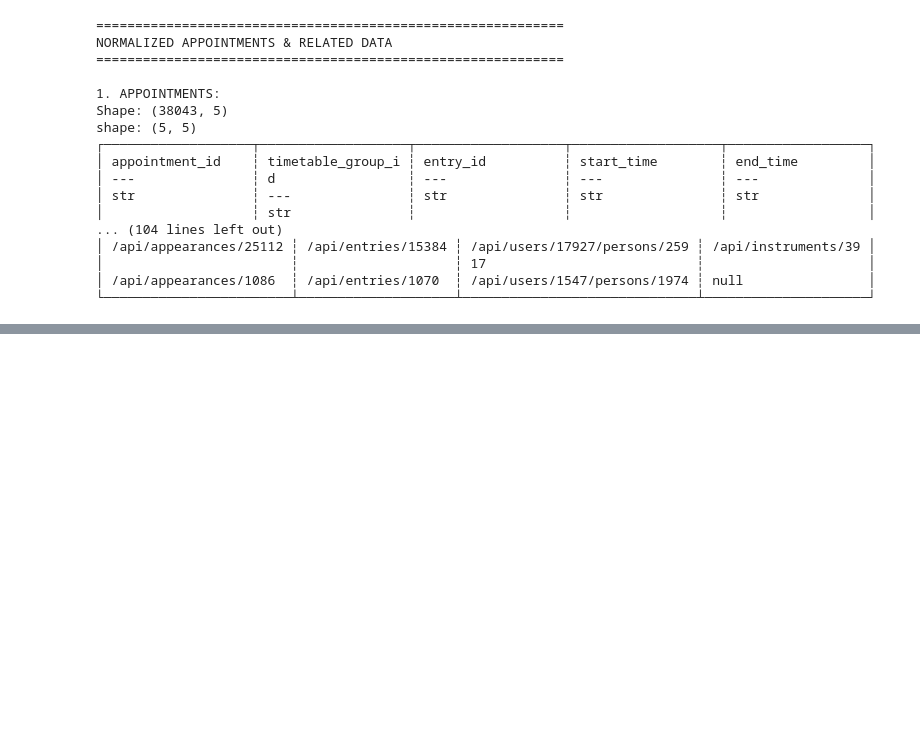
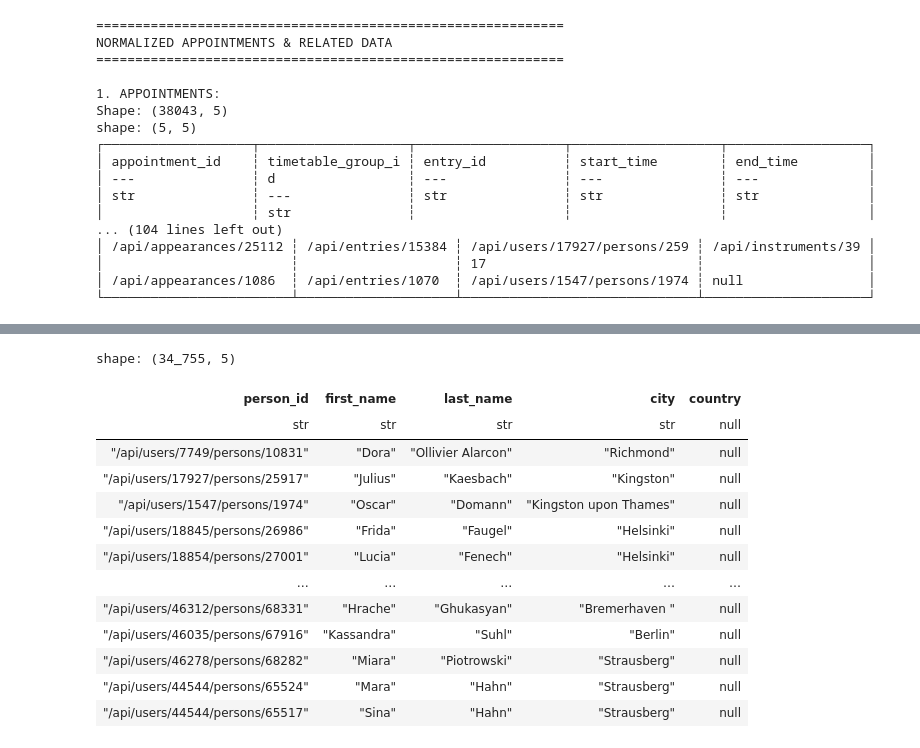
Before and after one commit to mstraubAC/jumu, a Jupyter notebook: analysis/analysis.ipynb, the cells around one changed output, grey strips where cells are left out. Drawn from its saved outputs; the diff is of its cells as text; code cells hidden in the pictures; blank space fills up the shorter version.

```diff
--- a/analysis/analysis.ipynb
+++ b/analysis/analysis.ipynb
@@ -743,0 +749,17 @@ persons_df not available or empty
+# %%
+display(persons_df)
+# %% [output]
+shape: (34_755, 5)
+| person_id | first_name | last_name | city | country |
+| str | str | str | str | null |
+| "/api/users/7749/persons/10831" | "Dora" | "Ollivier Alarcon" | "Richmond" | null |
+| "/api/users/17927/persons/25917" | "Julius" | "Kaesbach" | "Kingston" | null |
+| "/api/users/1547/persons/1974" | "Oscar" | "Domann" | "Kingston upon Thames" | null |
+| "/api/users/18845/persons/26986" | "Frida" | "Faugel" | "Helsinki" | null |
+| "/api/users/18854/persons/27001" | "Lucia" | "Fenech" | "Helsinki" | null |
+| … | … | … | … | … |
+| "/api/users/46312/persons/68331" | "Hrache" | "Ghukasyan" | "Bremerhaven " | null |
+| "/api/users/46035/persons/67916" | "Kassandra" | "Suhl" | "Berlin" | null |
+| "/api/users/46278/persons/68282" | "Miara" | "Piotrowski" | "Strausberg" | null |
+| "/api/users/44544/persons/65524" | "Mara" | "Hahn" | "Strausberg" | null |
+| "/api/users/44544/persons/65517" | "Sina" | "Hahn" | "Strausberg" | null |
```
Also changed, not shown: parts of 2 cells of this notebook, 28 other files.
